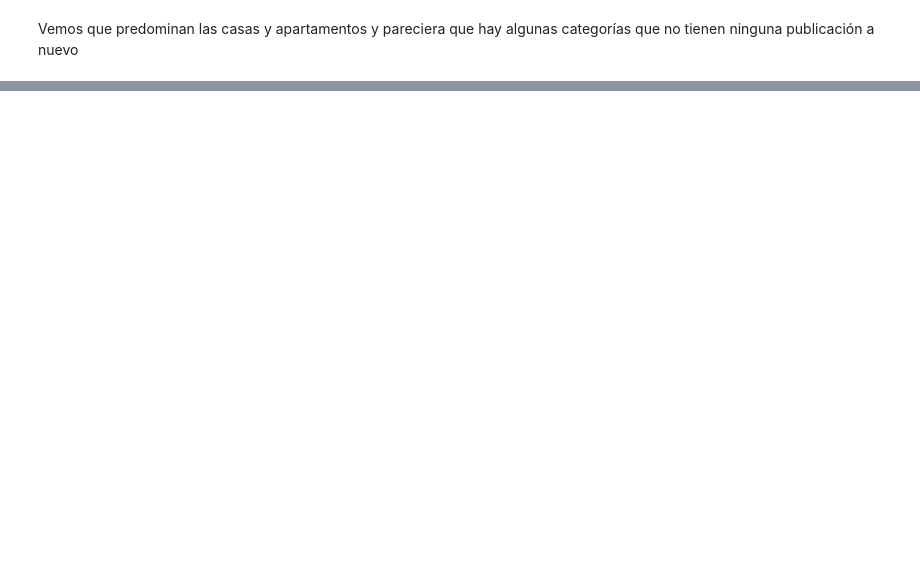
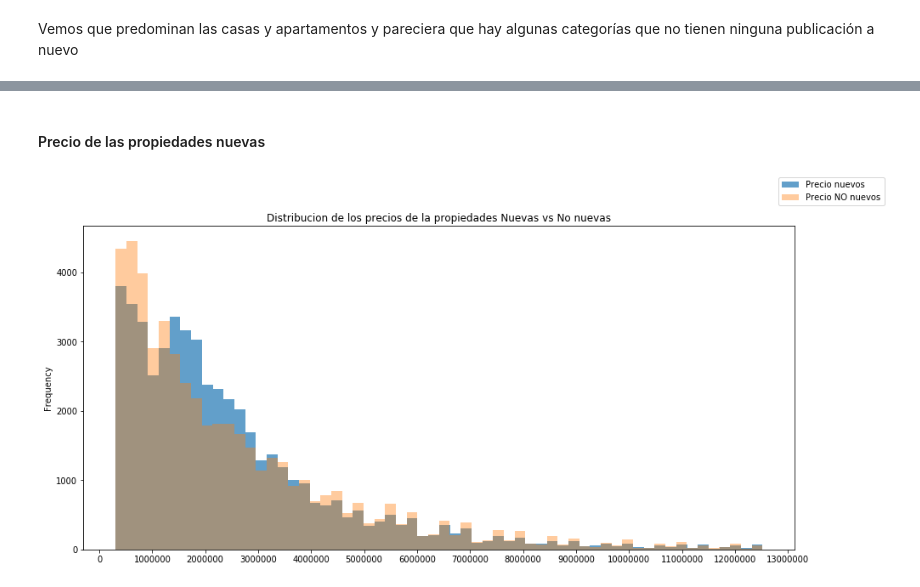
Before and after one commit to Manuel-Sturla/TP1-Datos, a Jupyter notebook: Analisis_antiguedad.ipynb, the cells around one changed output, grey strips where cells are left out. Drawn from its saved outputs; the diff is of its cells as text; code cells hidden in the pictures; blank space fills up the shorter version.

```diff
--- a/Analisis_antiguedad.ipynb
+++ b/Analisis_antiguedad.ipynb
@@ -54,0 +95,5 @@ nuevos["tipodepropiedad"].value_counts().loc[lambda x: x == 0]
+# %%
+fig = plt.figure(figsize=(17,7))
+nuevos["cantidad"] = 1
+nuev_prov_tipo = nuevos.groupby(["provincia", "tipodepropiedad"]).agg({"cantidad":sum})
+nuev_prov_tipo.head(20)
@@ -54,0 +124,16 @@ nuevos["tipodepropiedad"].value_counts().loc[lambda x: x == 0]
+# %% [markdown]
+#### Precio de las propiedades nuevas
+# %%
+fig= plt.figure(figsize=(15, 7))
+ax = plt.axes()
+buckets = 60
+g = nuevos["precio"].plot(kind = 'hist', bins = buckets, alpha = 0.7)
+h = ventas_no_nuevas["precio"].sample(n=nuevos["precio"].count(), random_state = 500).plot.hist(bins = buckets, alpha = 0.4,)
+
+fig.legend(["Precio nuevos", "Precio NO nuevos"])
+#fig.add_subplot(h)
+plt.title("Distribucion de los precios de la propiedades Nuevas vs No nuevas")
+plt.ticklabel_format(style="plain") #SACA la notación científica de los precios
+ax.xaxis.set_major_locator(ticker.MultipleLocator(1000000)) #Decimos cada cuantos pesos mexicanos queremos que aparezca una marca en el grafico
+# %% [output]
+[figure, added]
```
Also changed, not shown: parts of 12 cells of this notebook.
